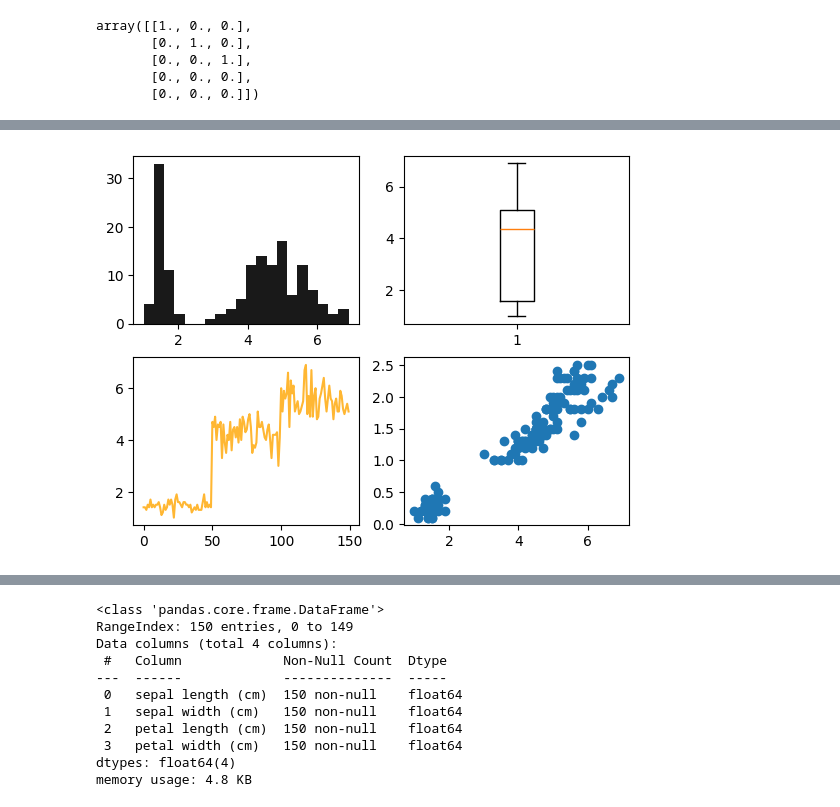
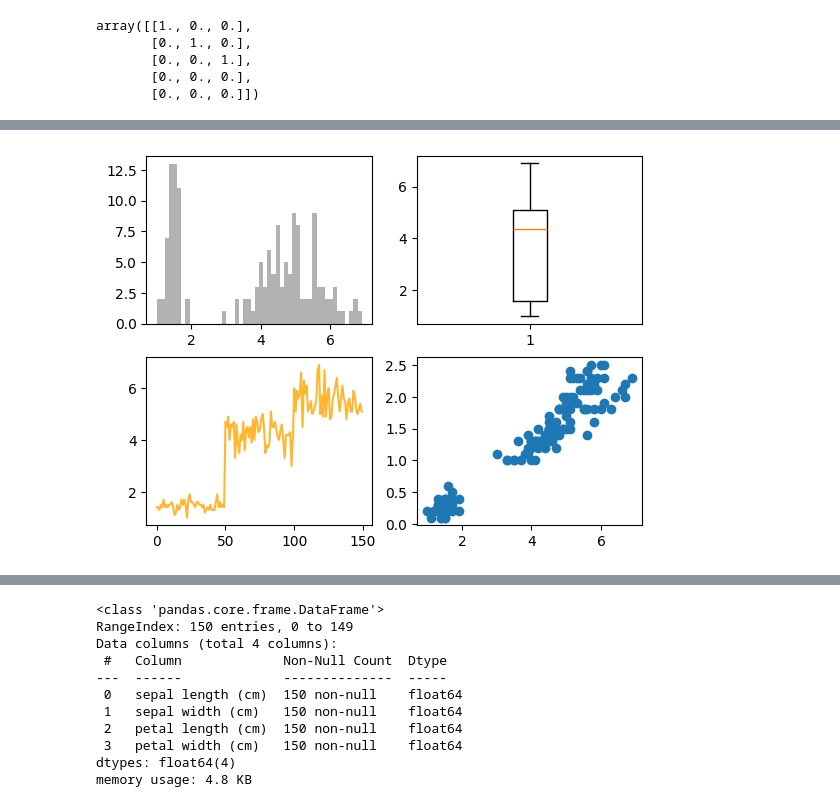
Before and after one commit to kenclements/SEAS8416DC8, a Jupyter notebook: src/SEAS8416_Spr1_25-Lecture_2.ipynb, the cells around one changed output, grey strips where cells are left out. Drawn from its saved outputs; the diff is of its cells as text; code cells hidden in the pictures.

```diff
--- a/src/SEAS8416_Spr1_25-Lecture_2.ipynb
+++ b/src/SEAS8416_Spr1_25-Lecture_2.ipynb
@@ -688,17 +764,17 @@ ax3 = fig.add_subplot(2, 2, 3)
 # %%
 fig = plt.figure()
 
 ax1 = fig.add_subplot(2, 2, 1)
 ax2 = fig.add_subplot(2, 2, 2)
 ax3 = fig.add_subplot(2, 2, 3)
 ax4 = fig.add_subplot(2, 2, 4)
 
-ax1.hist(df_iris['petal length (cm)'], bins=20, color="black", alpha=0.9);
+ax1.hist(df_iris['petal length (cm)'], bins=50, color="black", alpha=0.3);
 ax2.boxplot(df_iris['petal length (cm)']);
 ax3.plot(df_iris['petal length (cm)'], color="orange", alpha=0.8);
 ax4.scatter(df_iris['petal length (cm)'], df_iris['petal width (cm)']);
 # %% [output]
-[figure, old version]
+[figure, new version]
 # %%
 # Another way to create subplots using matplotlib
 # This is useful for creating multiple subplots in a single figure
```
Also changed, not shown: parts of 45 cells of this notebook, 7 other files.
